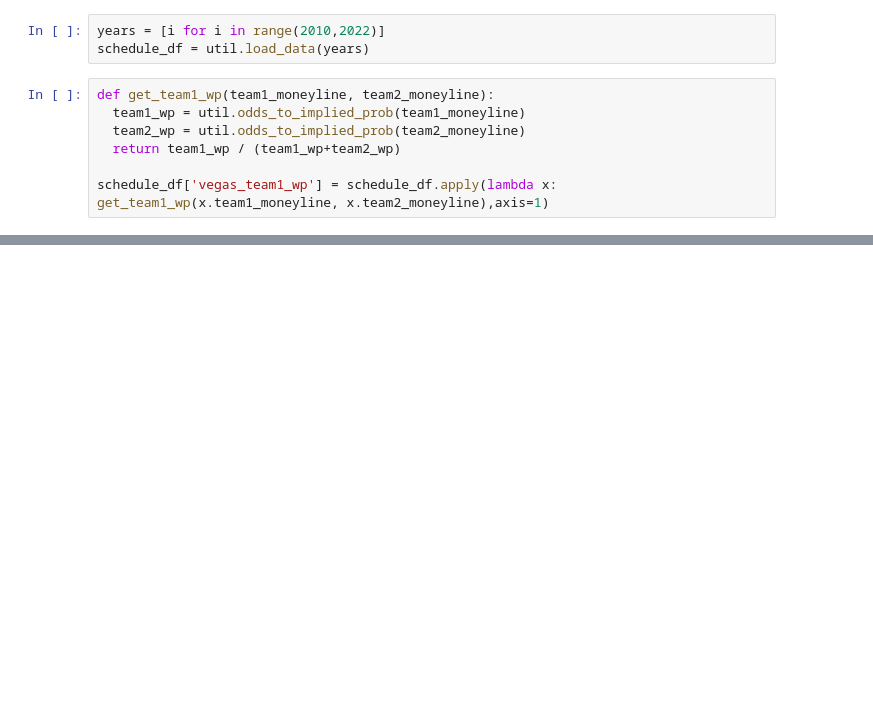
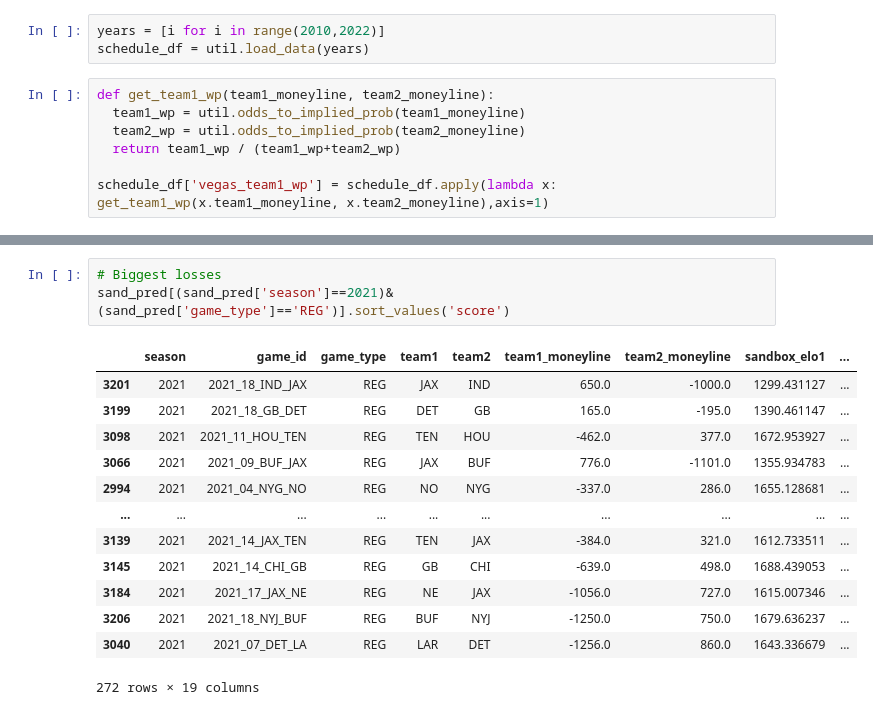
Before and after one commit to MMuta52/nfl_prediction_game, a Jupyter notebook: run_strategies.ipynb, the cells around one changed output, grey strips where cells are left out. Cells and saved outputs as stored; diff of their text form; blank space fills up the shorter version.

```diff
--- a/run_strategies.ipynb
+++ b/run_strategies.ipynb
@@ -33,0 +237,17 @@ print('Adjusted Elo scores:', adj_pred.groupby('season')['score'].sum().tail(3))
+# %%
+# Biggest losses
+sand_pred[(sand_pred['season']==2021)&(sand_pred['game_type']=='REG')].sort_values('score')
+# %% [output]
+|  | season | game_id | game_type | team1 | team2 | team1_moneyline | team2_moneyline | sandbox_elo1 | ... |
+| 3201 | 2021 | 2021_18_IND_JAX | REG | JAX | IND | 650.0 | -1000.0 | 1299.431127 | ... |
+| 3199 | 2021 | 2021_18_GB_DET | REG | DET | GB | 165.0 | -195.0 | 1390.461147 | ... |
+| 3098 | 2021 | 2021_11_HOU_TEN | REG | TEN | HOU | -462.0 | 377.0 | 1672.953927 | ... |
+| 3066 | 2021 | 2021_09_BUF_JAX | REG | JAX | BUF | 776.0 | -1101.0 | 1355.934783 | ... |
+| 2994 | 2021 | 2021_04_NYG_NO | REG | NO | NYG | -337.0 | 286.0 | 1655.128681 | ... |
+| ... | ... | ... | ... | ... | ... | ... | ... | ... | ... |
+| 3139 | 2021 | 2021_14_JAX_TEN | REG | TEN | JAX | -384.0 | 321.0 | 1612.733511 | ... |
+| 3145 | 2021 | 2021_14_CHI_GB | REG | GB | CHI | -639.0 | 498.0 | 1688.439053 | ... |
+| 3184 | 2021 | 2021_17_JAX_NE | REG | NE | JAX | -1056.0 | 727.0 | 1615.007346 | ... |
+| 3206 | 2021 | 2021_18_NYJ_BUF | REG | BUF | NYJ | -1250.0 | 750.0 | 1679.636237 | ... |
+| 3040 | 2021 | 2021_07_DET_LA | REG | LAR | DET | -1256.0 | 860.0 | 1643.336679 | ... |
+272 rows × 19 columns
```
Also changed, not shown: parts of 13 cells of this notebook, 5 other files.
